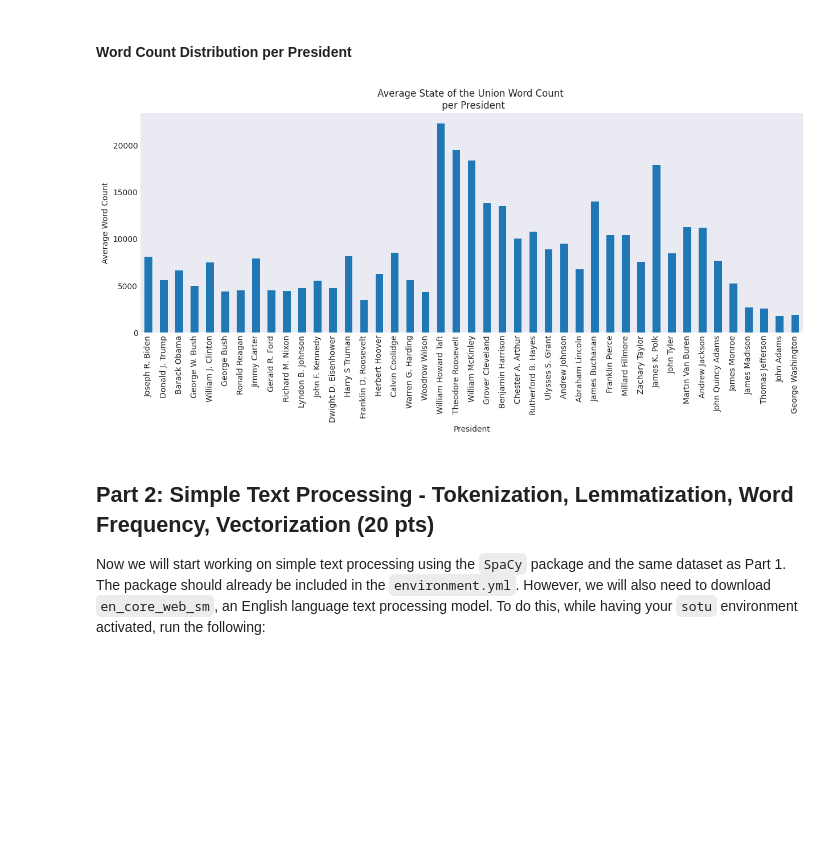
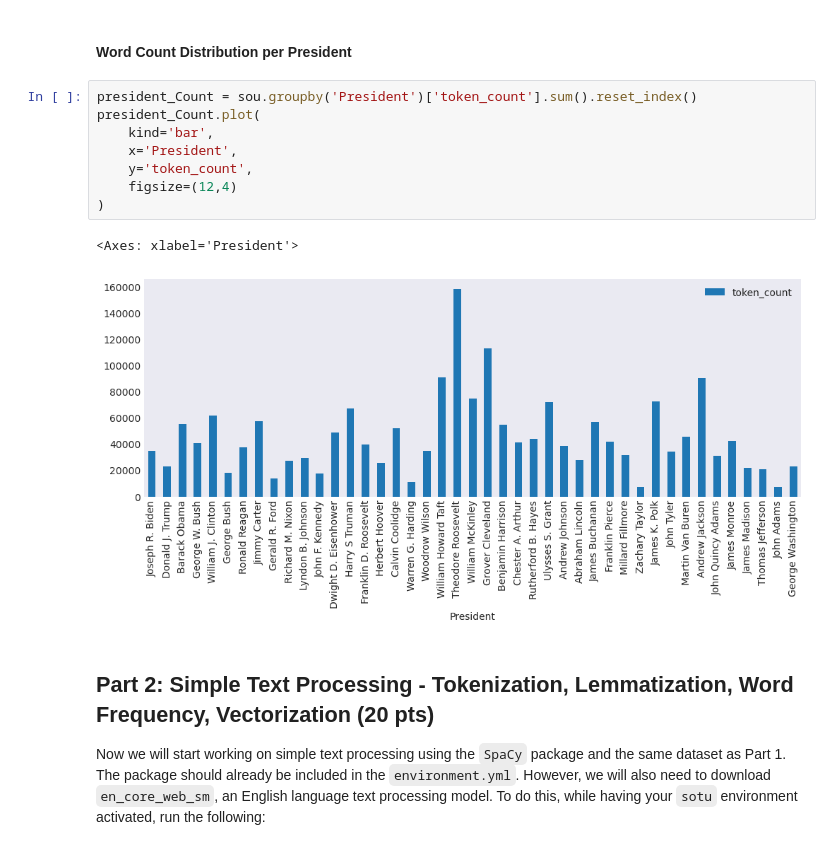
Before and after one commit to UCB-stat-159-f25/proj02-group26, a Jupyter notebook: proj02-nlp.ipynb, the cells around one changed output. Cells and saved outputs as stored; diff of their text form; blank space fills up the shorter version.

```diff
--- a/proj02-nlp.ipynb
+++ b/proj02-nlp.ipynb
@@ -123,8 +128,16 @@ plt.scatter(year_Count['Year'],year_Count['token_count'])
 # %% [markdown]
 #### Word Count Distribution per President
 # %%
+president_Count = sou.groupby('President')['token_count'].sum().reset_index()
+president_Count.plot(
+    kind='bar',
+    x='President',
+    y='token_count',
+    figsize=(12,4)
+)
 # %% [output]
+<Axes: xlabel='President'>
-[figure, old version]
+[figure, new version]
 # %% [markdown]
 ## Part 2: Simple Text Processing - Tokenization, Lemmatization, Word Frequency, Vectorization (20 pts)
 
```
Also changed, not shown: parts of 1 cell of this notebook.
